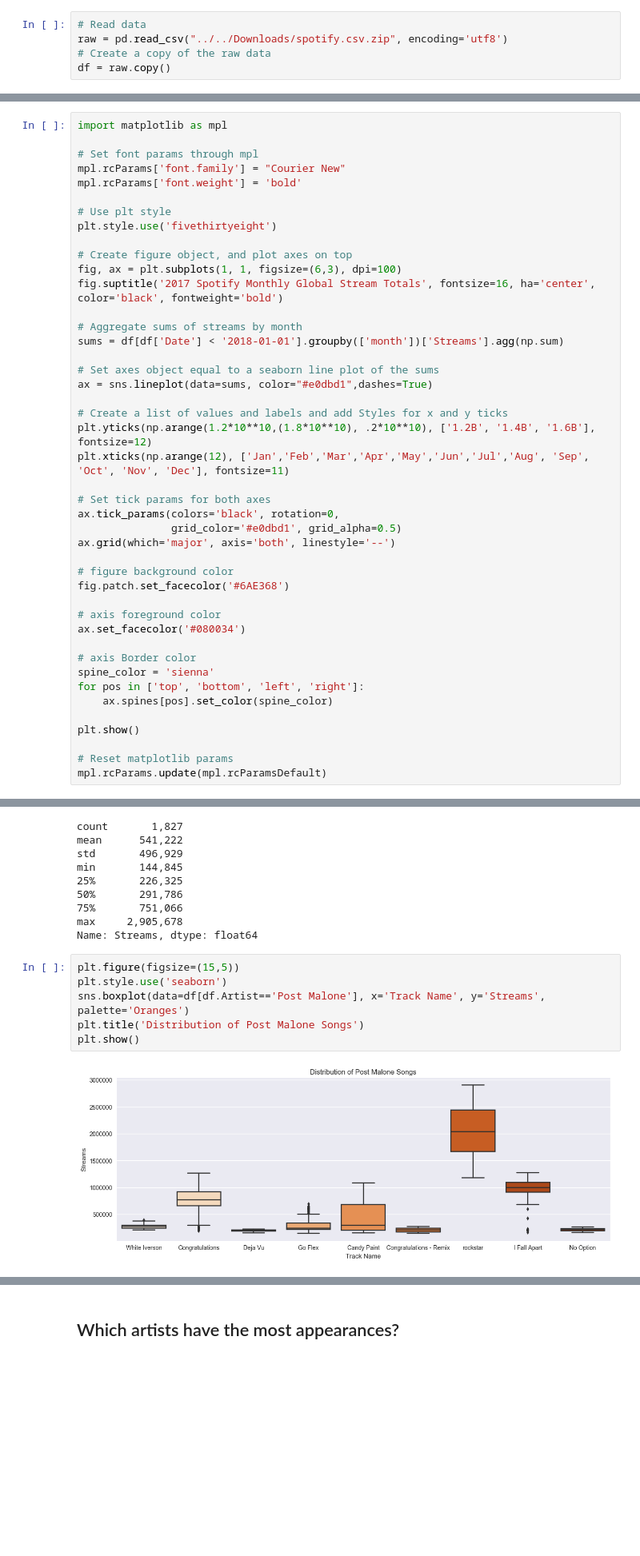
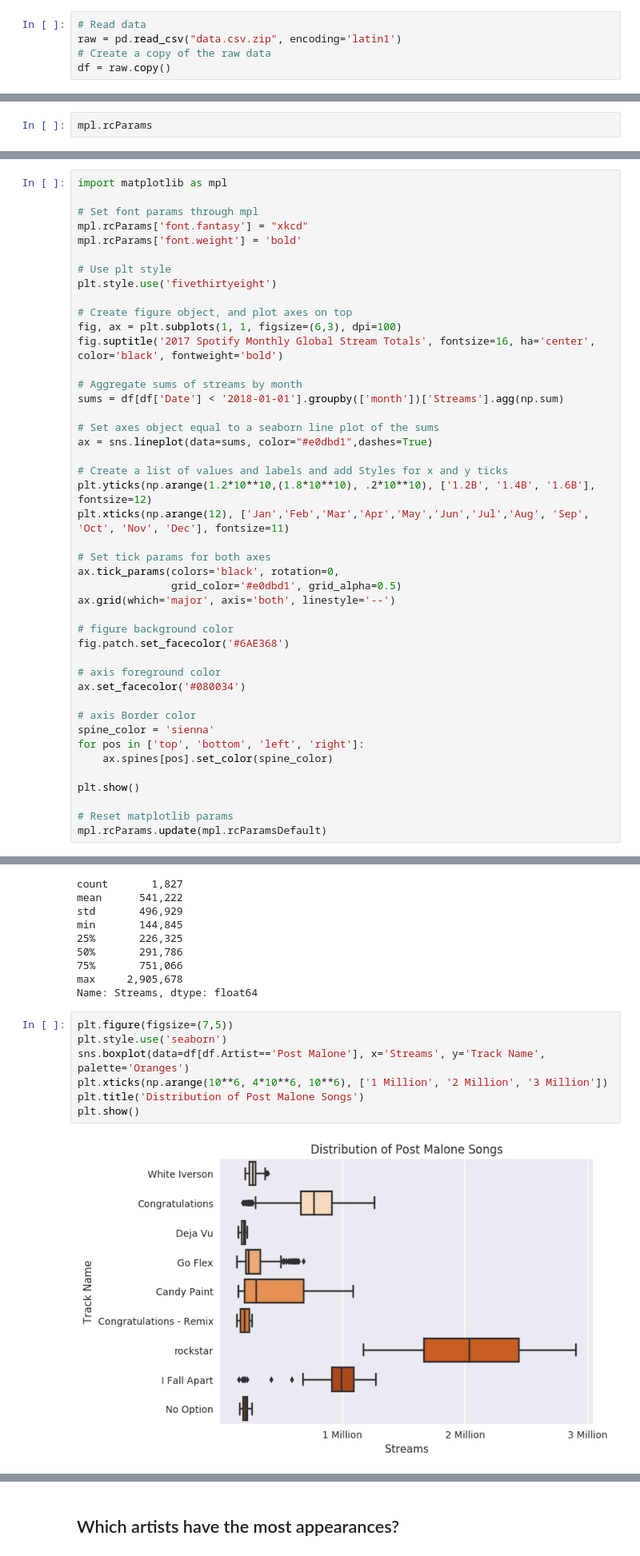
Before and after one commit to majickdave/Spotify_WorldRanking, a Jupyter notebook: spotify.ipynb, the cells around one changed output, grey strips where cells are left out. Shown at 80% size. Saved outputs shown, nothing was run; the diff lists cells and outputs as text; blank space fills up the shorter version.

```diff
--- a/spotify.ipynb
+++ b/spotify.ipynb
@@ -18,6 +24,6 @@ import numpy as np
 import seaborn as sns
 # %%
 # Read data
-raw = pd.read_csv("../../Downloads/spotify.csv.zip", encoding='utf8')
+raw = pd.read_csv("data.csv.zip", encoding='latin1')
 # Create a copy of the raw data
 df = raw.copy()
@@ -315,3 +314,5 @@ Ttest_indResult(statistic=13.89804202708027, pvalue=6.527638419373416e-44)
 - Fridays stream more than Saturdays
 # %% [markdown]
 ## Look at monthly totals for the year
+# %%
+mpl.rcParams
@@ -319,7 +338,7 @@ Ttest_indResult(statistic=13.89804202708027, pvalue=6.527638419373416e-44)
 import matplotlib as mpl
 
 # Set font params through mpl
-mpl.rcParams['font.family'] = "Courier New"
+mpl.rcParams['font.fantasy'] = "xkcd"
 mpl.rcParams['font.weight'] = 'bold'
 
 # Use plt style
@@ -647,13 +666,14 @@ min       144,845
 max     2,905,678
 Name: Streams, dtype: float64
 # %%
-plt.figure(figsize=(15,5))
+plt.figure(figsize=(7,5))
 plt.style.use('seaborn')
-sns.boxplot(data=df[df.Artist=='Post Malone'], x='Track Name', y='Streams', palette='Oranges')
+sns.boxplot(data=df[df.Artist=='Post Malone'], x='Streams', y='Track Name', palette='Oranges')
+plt.xticks(np.arange(10**6, 4*10**6, 10**6), ['1 Million', '2 Million', '3 Million'])
 plt.title('Distribution of Post Malone Songs')
 plt.show()
 # %% [output]
-[figure, old version]
+[figure, new version]
 # %%
 from scipy.stats import norm
 
```
Also changed, not shown: parts of 51 cells of this notebook.
